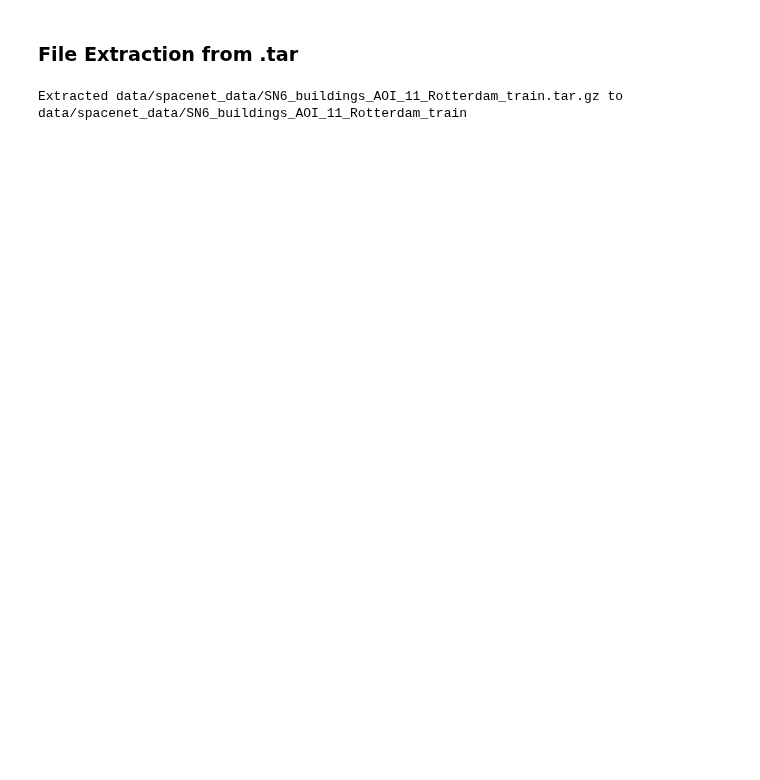
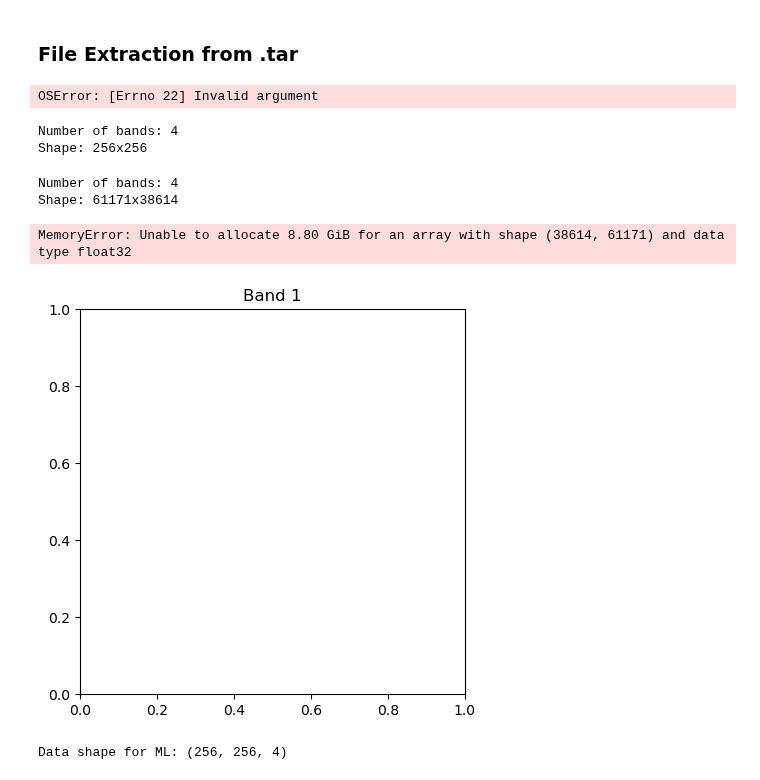
Before and after one commit to Ochwada/geospatial_25, a Jupyter notebook: Building_Detection/reusable_code.ipynb, the cells around one changed output. Drawn from its saved outputs; the diff is of its cells as text; code cells hidden in the pictures; blank space fills up the shorter version.

```diff
--- a/Building_Detection/reusable_code.ipynb
+++ b/Building_Detection/reusable_code.ipynb
@@ -6,11 +6,11 @@ import os
 
 # Path to the .tar.gz file
 #Rotterdam_test_tar_gz = "data/spacenet_data/SN6_buildings_AOI_11_Rotterdam_test_public.tar.gz"
-Rotterdam_train_tar_gz = "data/spacenet_data/SN6_buildings_AOI_11_Rotterdam_train.tar.gz"
+Rotterdam_train_tar_gz = "Z:/BuildingDetection/spacenet_data/SN6_buildings_AOI_11_Rotterdam_train.tar.gz"
 
 # Directory to extract the files
 #Rotterdam_test_output_dir = "data/spacenet_data/SN6_buildings_AOI_11_Rotterdam_test_public"
-Rotterdam_train_output_dir = "data/spacenet_data/SN6_buildings_AOI_11_Rotterdam_train"
+Rotterdam_train_output_dir = "Z:/BuildingDetection/spacenet_data/SN6_buildings_AOI_11_Rotterdam_train"
 
 #os.makedirs(Rotterdam_test_output_dir, exist_ok=True)  # Create the output directory if it doesn't exist
 os.makedirs(Rotterdam_train_output_dir, exist_ok=True)  # Create the output directory if it doesn't exist
@@ -26,4 +26,54 @@ with tarfile.open(Rotterdam_train_tar_gz, "r:gz") as tar:
 #    tar.extractall(path=Rotterdam_test_output_dir)
 #    print(f"Extracted {Rotterdam_test_tar_gz} to {Rotterdam_test_output_dir}")
 # %% [output]
-Extracted data/spacenet_data/SN6_buildings_AOI_11_Rotterdam_train.tar.gz to data/spacenet_data/SN6_buildings_AOI_11_Rotterdam_train
+OSError: [Errno 22] Invalid argument
+# %%
+import rasterio
+
+file_path = "Z:/BuildingDetection/dop_tilled/dop10rgbi_32_280_5652_1_nw_2023_tile_0_0.tif"
+
+# Use the correct variable name
+with rasterio.open(file_path) as src:
+    print(f"Number of bands: {src.count}")
+    print(f"Shape: {src.width}x{src.height}")
+# %% [output]
+Number of bands: 4
+Shape: 256x256
+# %%
+
+import matplotlib.pyplot as plt
+
+#file_path = "Z:/BuildingDetection/dop_tilled/dop10rgbi_32_280_5652_1_nw_2023_tile_0_0.tif"
+file_path = "data/dop_resampled_crs_Normalize/dop10rgbi_32_280_5652_1_nw_2023.tif"
+
+with rasterio.open(file_path) as src:
+    print(f"Number of bands: {src.count}")
+    print(f"Shape: {src.width}x{src.height}")
+
+    # Read all bands
+    bands = [src.read(i) for i in range(1, src.count + 1)]
+
+    # Display each band
+    for i, band in enumerate(bands, start=1):
+        plt.figure(figsize=(5, 5))
+        plt.title(f"Band {i}")
+        plt.imshow(band, cmap='gray')
+        plt.colorbar()
+        plt.show()
+# %% [output]
+Number of bands: 4
+Shape: 61171x38614
+MemoryError: Unable to allocate 8.80 GiB for an array with shape (38614, 61171) and data type float32
+[figure, added]
+# %%
+import numpy as np
+
+# Stack all bands into a single array
+data = np.stack(bands, axis=-1)  # Shape will be (256, 256, 4)
+
+# Normalize for ML
+data = data / 255.0  # If pixel values range from 0-255
+
+print("Data shape for ML:", data.shape)
+# %% [output]
+Data shape for ML: (256, 256, 4)
```
Also changed, not shown: parts of 1 cell of this notebook, 31 other files.
